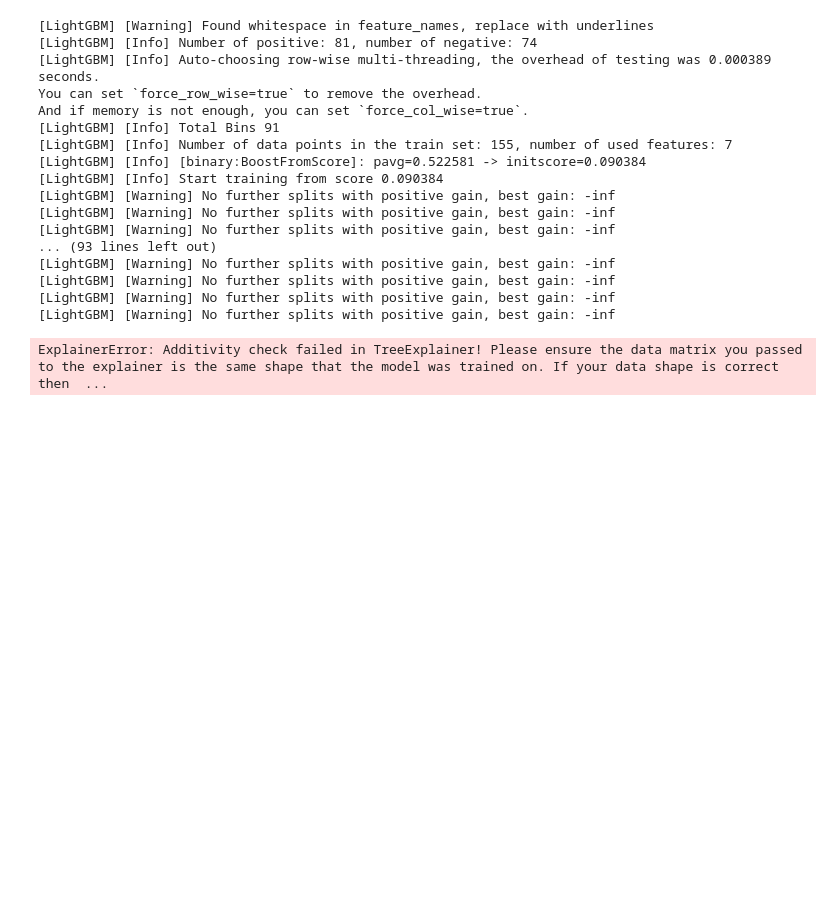
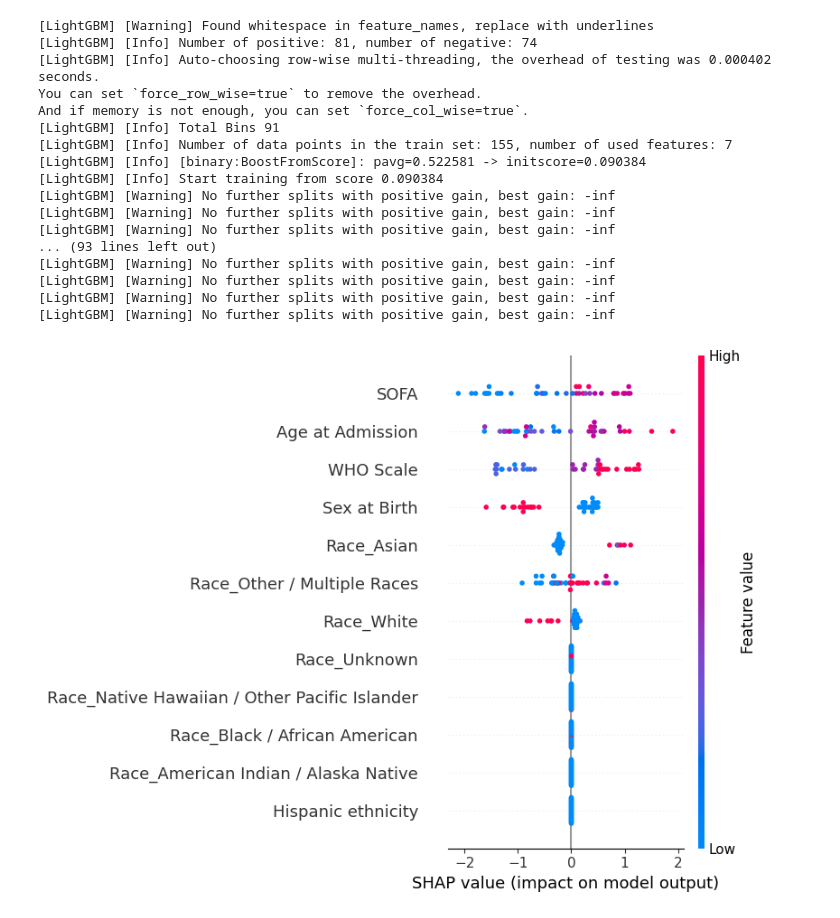
Before and after one commit to ShreyaVora14/UCSFDelirium, a Jupyter notebook: Demographic/Demographic_LGBM.ipynb, the cells around one changed output. Cells and saved outputs as stored; diff of their text form; code cells hidden in the pictures; blank space fills up the shorter version.

Commit message:
fix lgbm shap

```diff
--- a/Demographic/Demographic_LGBM.ipynb
+++ b/Demographic/Demographic_LGBM.ipynb
@@ -80,36 +80,36 @@ from sklearn.preprocessing import StandardScaler
 scaler = StandardScaler()
 X_train_scaled = pd.DataFrame(scaler.fit_transform(X_train), columns=X_train.columns, index=X_train.index)
 X_test_scaled = pd.DataFrame(scaler.transform(X_test), columns=X_test.columns, index=X_test.index)
 
 # Step 10: Fit model on scaled data (replace original model with one trained on scaled data)
 lgbm_model.fit(X_train_scaled, y_train)
 
 # Step 11: Initialize SHAP explainer and calculate SHAP values for the test set
 explainer = shap.Explainer(lgbm_model, X_train_scaled)
-shap_values = explainer(X_test_scaled)
+shap_values = explainer(X_test_scaled, check_additivity=False)
 
 # Step 12: Plot SHAP Summary Plot
 plt.figure(figsize=(10, 8))
 shap.summary_plot(shap_values, X_test_scaled, plot_type="dot", show=True)
 # %% [output]
 [LightGBM] [Warning] Found whitespace in feature_names, replace with underlines
 [LightGBM] [Info] Number of positive: 81, number of negative: 74
-[LightGBM] [Info] Auto-choosing row-wise multi-threading, the overhead of testing was 0.000389 seconds.
+[LightGBM] [Info] Auto-choosing row-wise multi-threading, the overhead of testing was 0.000402 seconds.
 You can set `force_row_wise=true` to remove the overhead.
 And if memory is not enough, you can set `force_col_wise=true`.
 [LightGBM] [Info] Total Bins 91
 [LightGBM] [Info] Number of data points in the train set: 155, number of used features: 7
 [LightGBM] [Info] [binary:BoostFromScore]: pavg=0.522581 -> initscore=0.090384
 [LightGBM] [Info] Start training from score 0.090384
 [LightGBM] [Warning] No further splits with positive gain, best gain: -inf
 [LightGBM] [Warning] No further splits with positive gain, best gain: -inf
 [LightGBM] [Warning] No further splits with positive gain, best gain: -inf
 ... (93 lines left out)
 [LightGBM] [Warning] No further splits with positive gain, best gain: -inf
 [LightGBM] [Warning] No further splits with positive gain, best gain: -inf
 [LightGBM] [Warning] No further splits with positive gain, best gain: -inf
 [LightGBM] [Warning] No further splits with positive gain, best gain: -inf
-ExplainerError: Additivity check failed in TreeExplainer! Please ensure the data matrix you passed to the explainer is the same shape that the model was trained on. If your data shape is correct then  ...
+[figure, added]
 # %%
 X_gbm = data[['WHO Scale', 'SOFA', 'Sex at Birth']]
 y_gbm = data['target']
```
Also changed, not shown: parts of 4 cells of this notebook.
